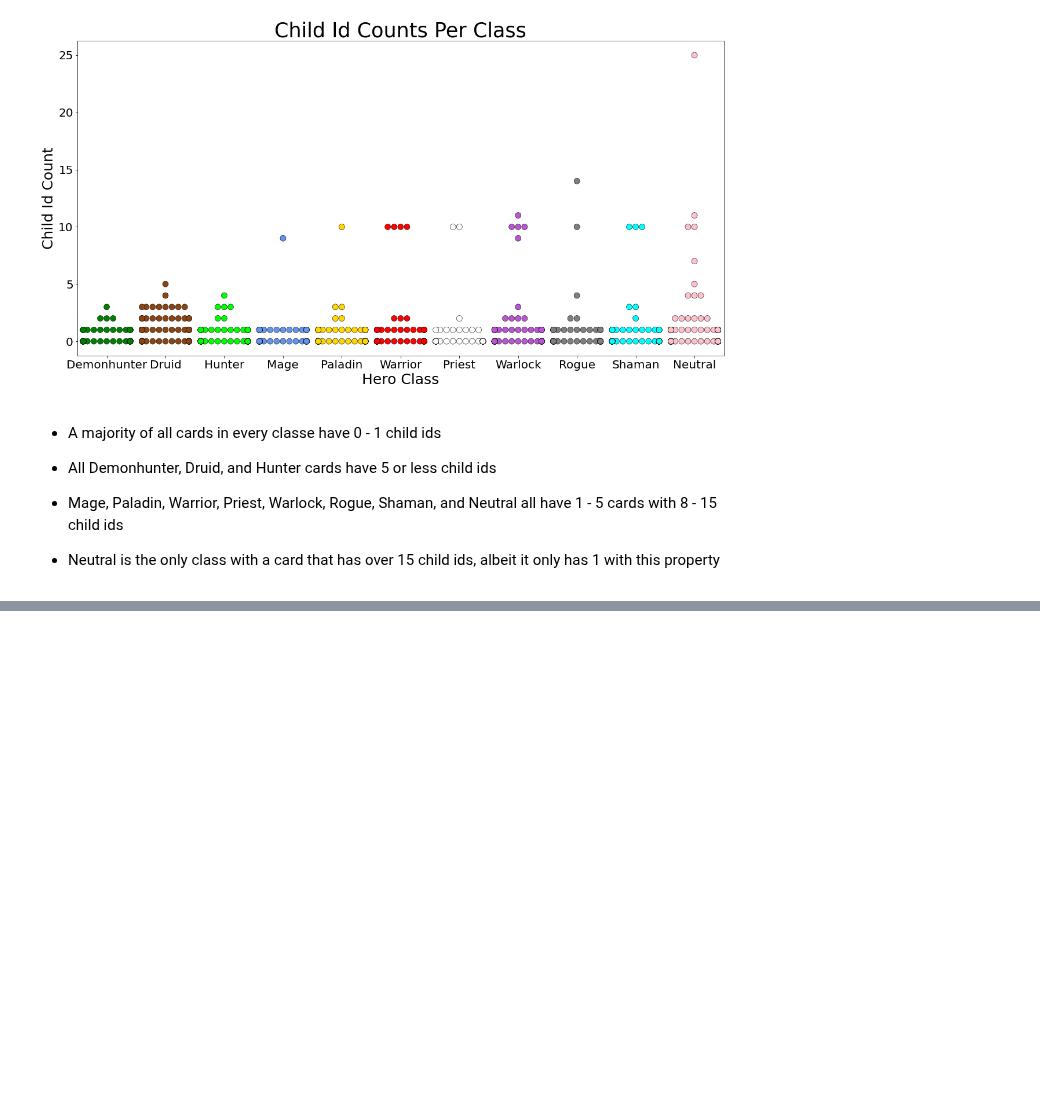
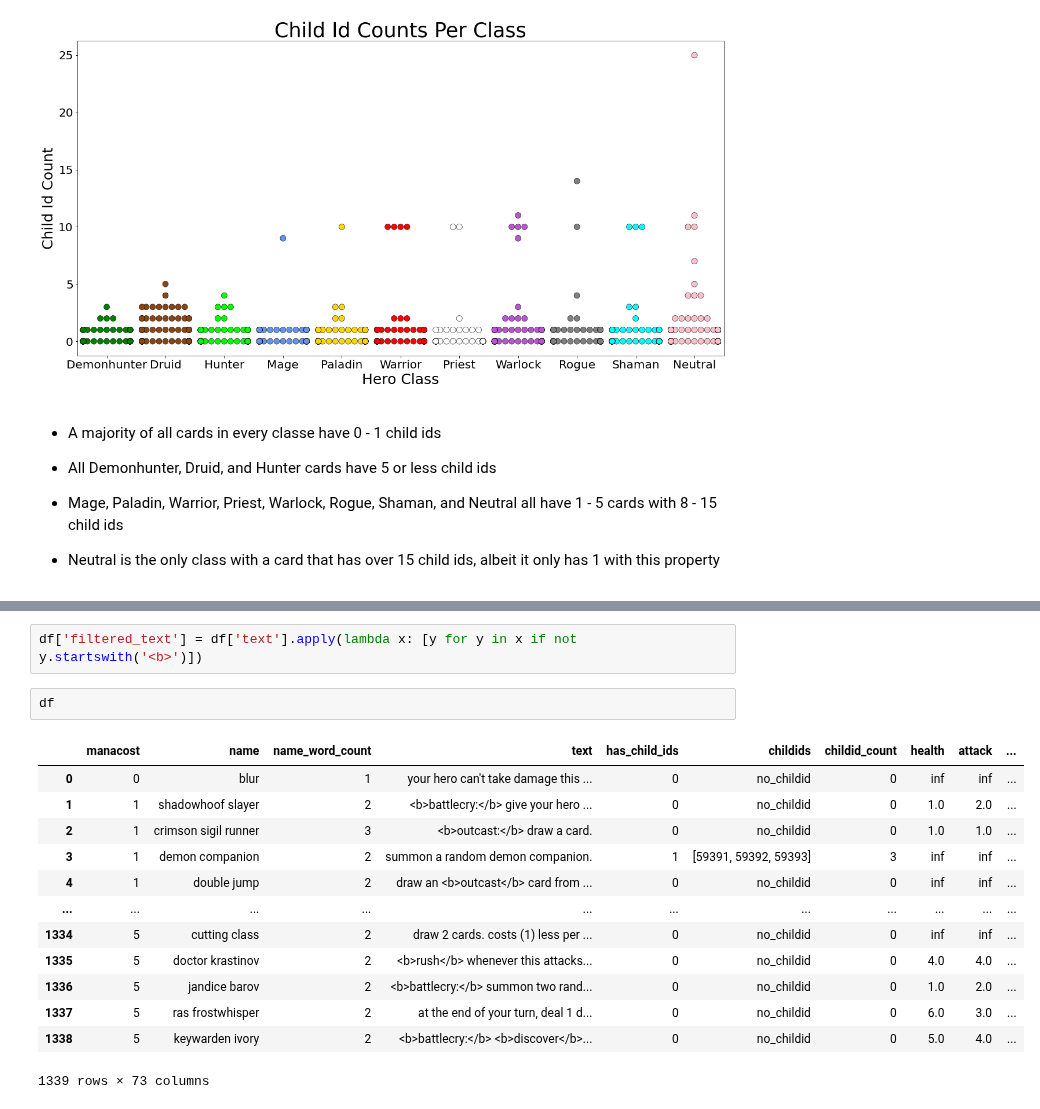
Before and after one commit to SamuelD-Data/hearthstone_project, a Jupyter notebook: hearthstone_project_notebook.ipynb, the cells around one changed output, grey strips where cells are left out. Saved outputs shown, nothing was run; the diff lists cells and outputs as text; blank space fills up the shorter version.

Commit message:
first attempt to remove keywords from text column

```diff
--- a/hearthstone_project_notebook.ipynb
+++ b/hearthstone_project_notebook.ipynb
@@ -1472,0 +1510,18 @@ plt.show()
+# %%
+df['filtered_text'] = df['text'].apply(lambda x: [y for y in x if not y.startswith('<b>')])
+# %%
+df
+# %% [output]
+|  | manacost | name | name_word_count | text | has_child_ids | childids | childid_count | health | attack | ... |
+| 0 | 0 | blur | 1 | your hero can't take damage this ... | 0 | no_childid | 0 | inf | inf | ... |
+| 1 | 1 | shadowhoof slayer | 2 | <b>battlecry:</b> give your hero ... | 0 | no_childid | 0 | 1.0 | 2.0 | ... |
+| 2 | 1 | crimson sigil runner | 3 | <b>outcast:</b> draw a card. | 0 | no_childid | 0 | 1.0 | 1.0 | ... |
+| 3 | 1 | demon companion | 2 | summon a random demon companion. | 1 | [59391, 59392, 59393] | 3 | inf | inf | ... |
+| 4 | 1 | double jump | 2 | draw an <b>outcast</b> card from ... | 0 | no_childid | 0 | inf | inf | ... |
+| ... | ... | ... | ... | ... | ... | ... | ... | ... | ... | ... |
+| 1334 | 5 | cutting class | 2 | draw 2 cards. costs (1) less per ... | 0 | no_childid | 0 | inf | inf | ... |
+| 1335 | 5 | doctor krastinov | 2 | <b>rush</b> whenever this attacks... | 0 | no_childid | 0 | 4.0 | 4.0 | ... |
+| 1336 | 5 | jandice barov | 2 | <b>battlecry:</b> summon two rand... | 0 | no_childid | 0 | 1.0 | 2.0 | ... |
+| 1337 | 5 | ras frostwhisper | 2 | at the end of your turn, deal 1 d... | 0 | no_childid | 0 | 6.0 | 3.0 | ... |
+| 1338 | 5 | keywarden ivory | 2 | <b>battlecry:</b> <b>discover</b>... | 0 | no_childid | 0 | 5.0 | 4.0 | ... |
+1339 rows × 73 columns
```
Also changed, not shown: parts of 3 cells of this notebook.
